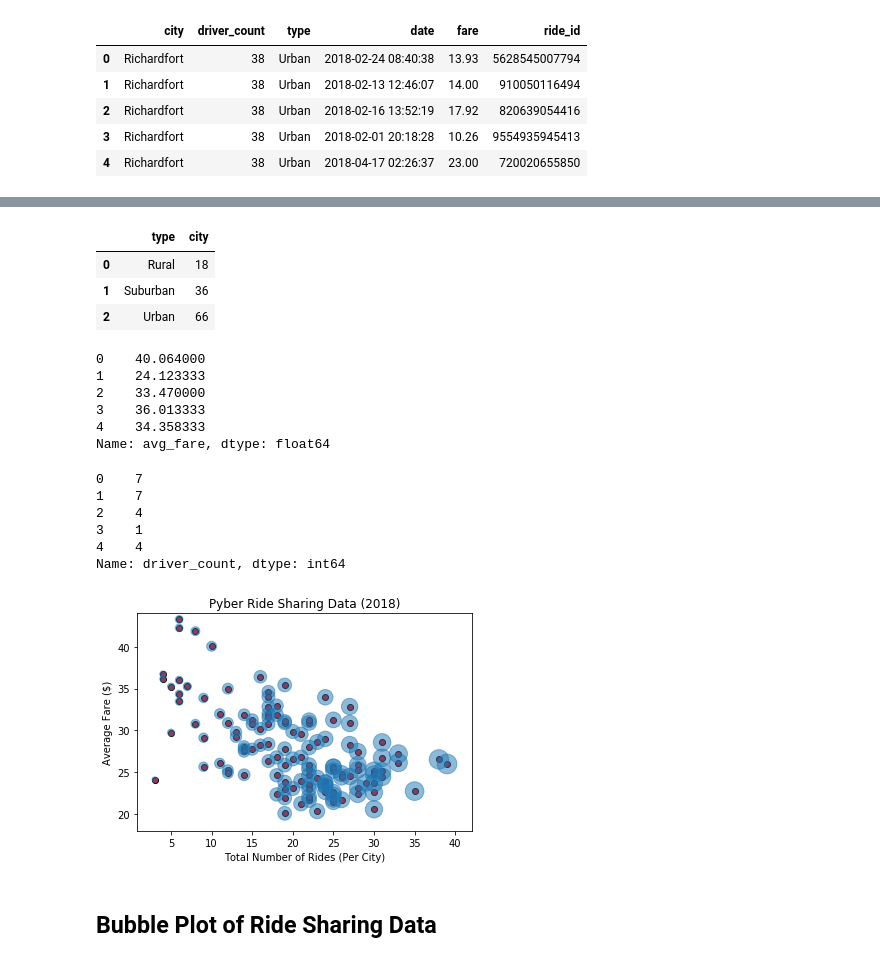
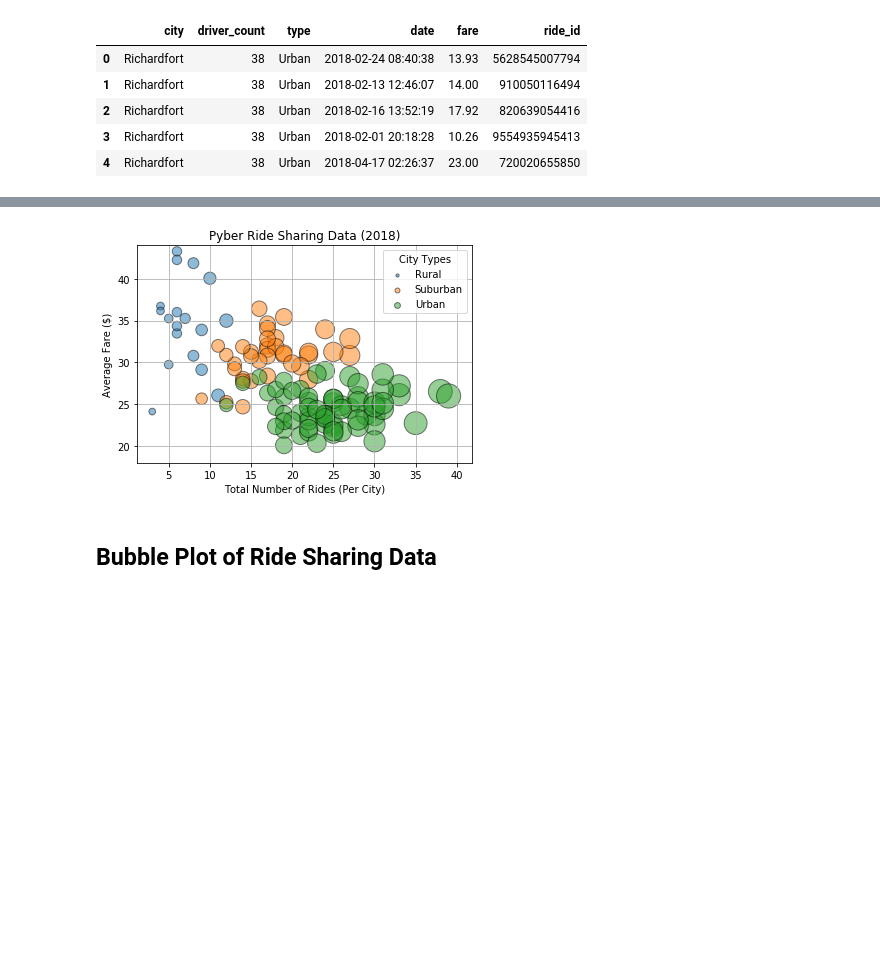
Before and after one commit to reedkm/matplotlib-pyber, a Jupyter notebook: pyber_starter_Kreed.ipynb, the cells around one changed output, grey strips where cells are left out. Drawn from its saved outputs; the diff is of its cells as text; code cells hidden in the pictures; blank space fills up the shorter version.

Commit message:
Set up first scatter plot

```diff
--- a/pyber_starter_Kreed.ipynb
+++ b/pyber_starter_Kreed.ipynb
@@ -52,39 +40,22 @@ cities = type_group.groupby(['type'], as_index=False).agg({'city':'count'})#.ren
-# %%
-cities
-# %% [output]
-|  | type | city |
-| 0 | Rural | 18 |
-| 1 | Suburban | 36 |
-| 2 | Urban | 66 |
-# %%
-avgFares.head()
-# %% [output]
-0    40.064000
-1    24.123333
-2    33.470000
-3    36.013333
-4    34.358333
-Name: avg_fare, dtype: float64
-# %%
-drivers.head()
-# %% [output]
-0    7
-1    7
-2    4
-3    1
-4    4
-Name: driver_count, dtype: int64
 # %%
-plt.scatter(rides, avgFares, marker="o", facecolors="red", edgecolors="black")
+# Create new dataframe group just by type to plot
+grouped = type_group.groupby('type')
+
+fig, ax = plt.subplots()
+for name, group in grouped:
+    plt.scatter(group.rides, group.avg_fare, marker='o', s=group.rides*15, label=name, edgecolors="black", alpha=0.5)
+    #ax.scatter(group.rides, group.avg_fare, marker='o', s=group.rides*20, label=name, alpha=0.5)
+
+plt.grid(True)
 plt.ylim(18,44)
-#plt.xlim(11,44)
 plt.title("Pyber Ride Sharing Data (2018)")
 plt.xlabel("Total Number of Rides (Per City)")
 plt.ylabel("Average Fare ($)")
 
-plt.scatter(rides, avgFares, s=rides*10, alpha=0.5)
+lgnd = plt.legend(title='City Types', markerscale=0.3)
+
 plt.show()
 # %% [output]
-[figure, old version]
+[figure, new version]
 # %% [markdown]
 ## Bubble Plot of Ride Sharing Data
```
Also changed, not shown: parts of 4 cells of this notebook.
